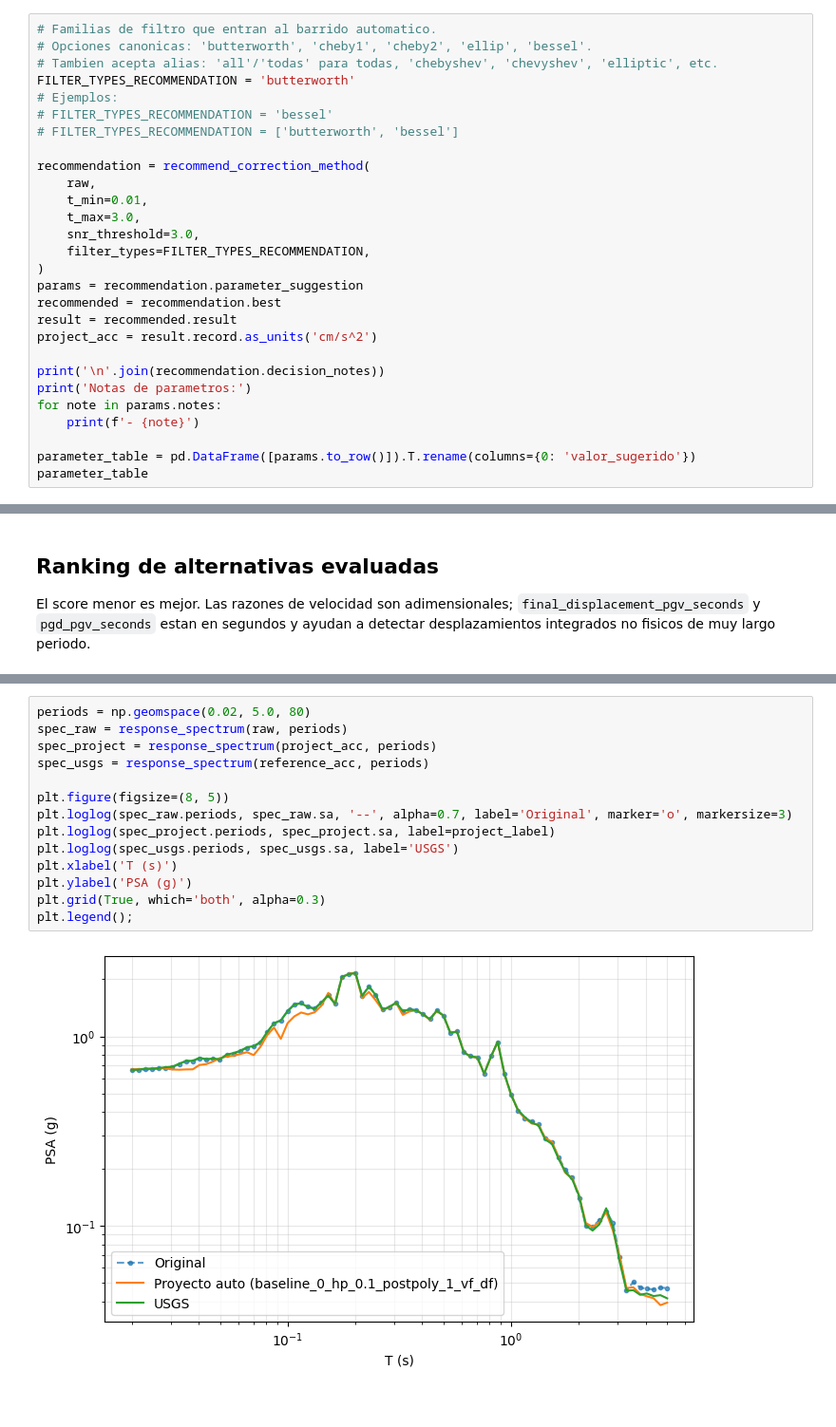
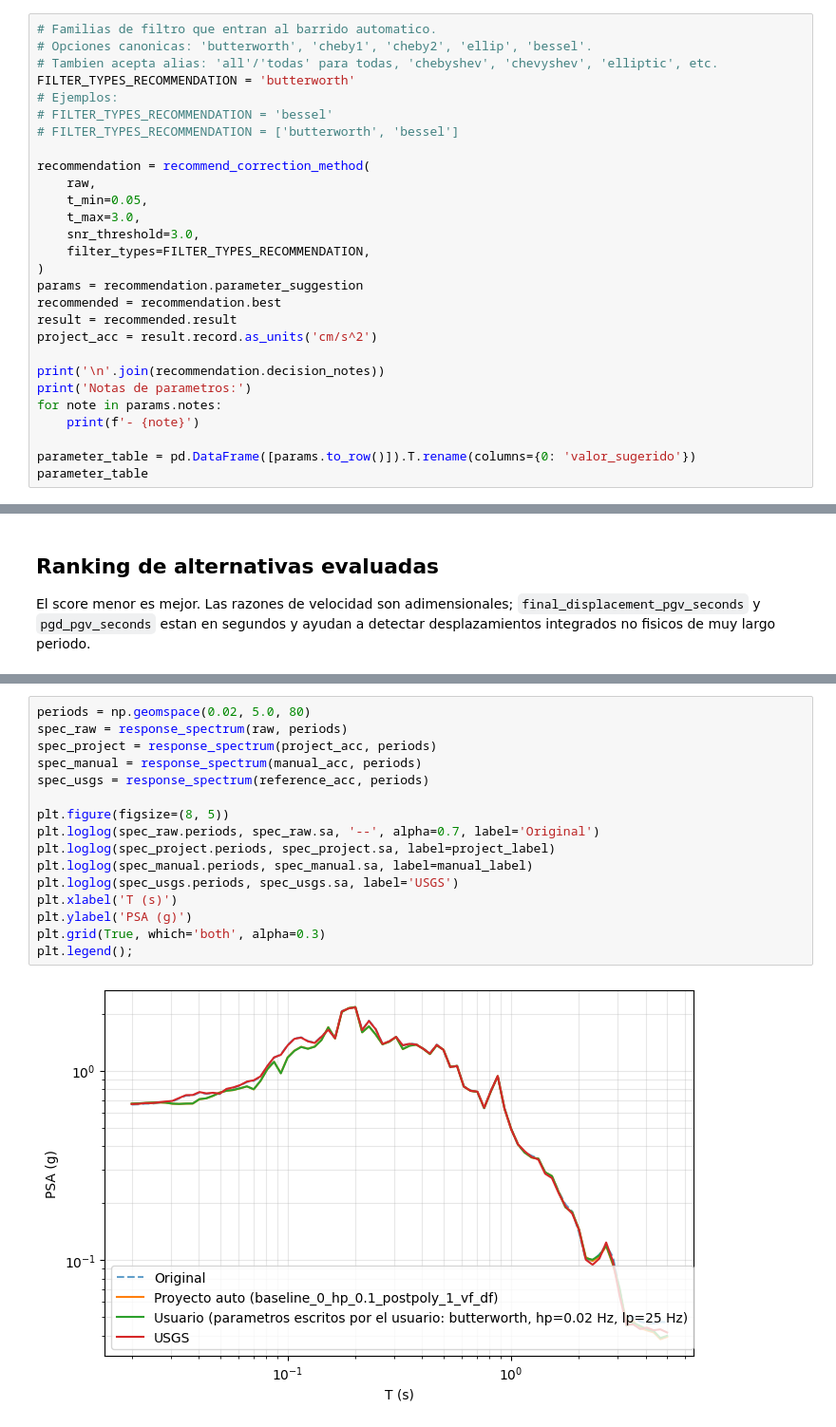
Before and after one commit to joelefrain/SignalProcessor, a Jupyter notebook: notebooks/01_correccion_senales.ipynb, the cells around one changed output, grey strips where cells are left out. Shown at 95% size. Drawn from its saved outputs; the diff is of its cells as text.

```diff
--- a/notebooks/01_correccion_senales.ipynb
+++ b/notebooks/01_correccion_senales.ipynb
@@ -75,7 +81,7 @@ FILTER_TYPES_RECOMMENDATION = 'butterworth'
 
 recommendation = recommend_correction_method(
     raw,
-    t_min=0.01,
+    t_min=0.05,
     t_max=3.0,
     snr_threshold=3.0,
     filter_types=FILTER_TYPES_RECOMMENDATION,
@@ -347,16 +544,18 @@ fig.tight_layout()
 # %%
 periods = np.geomspace(0.02, 5.0, 80)
 spec_raw = response_spectrum(raw, periods)
 spec_project = response_spectrum(project_acc, periods)
+spec_manual = response_spectrum(manual_acc, periods)
 spec_usgs = response_spectrum(reference_acc, periods)
 
 plt.figure(figsize=(8, 5))
-plt.loglog(spec_raw.periods, spec_raw.sa, '--', alpha=0.7, label='Original', marker='o', markersize=3)
+plt.loglog(spec_raw.periods, spec_raw.sa, '--', alpha=0.7, label='Original')
 plt.loglog(spec_project.periods, spec_project.sa, label=project_label)
+plt.loglog(spec_manual.periods, spec_manual.sa, label=manual_label)
 plt.loglog(spec_usgs.periods, spec_usgs.sa, label='USGS')
 plt.xlabel('T (s)')
 plt.ylabel('PSA (g)')
 plt.grid(True, which='both', alpha=0.3)
 plt.legend();
 # %% [output]
-[figure, old version]
+[figure, new version]
```
Also changed, not shown: parts of 12 cells of this notebook, 1 other file.
